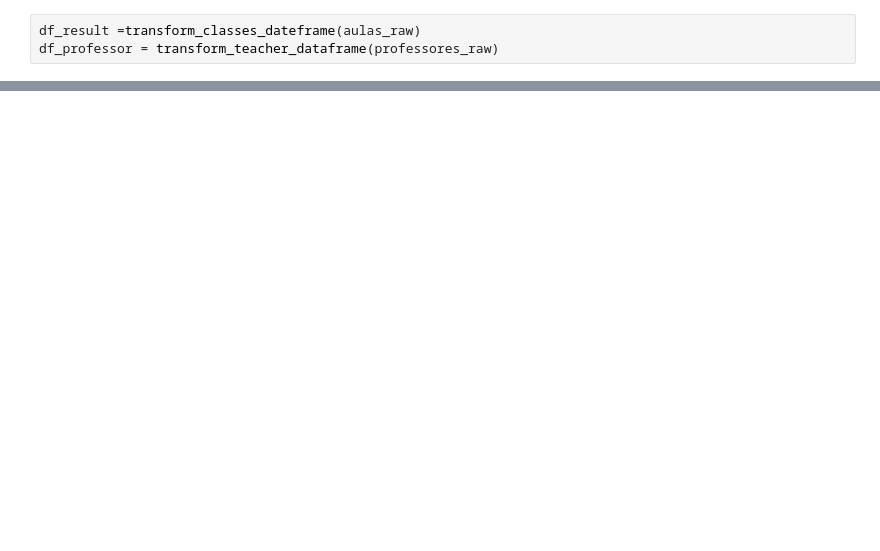
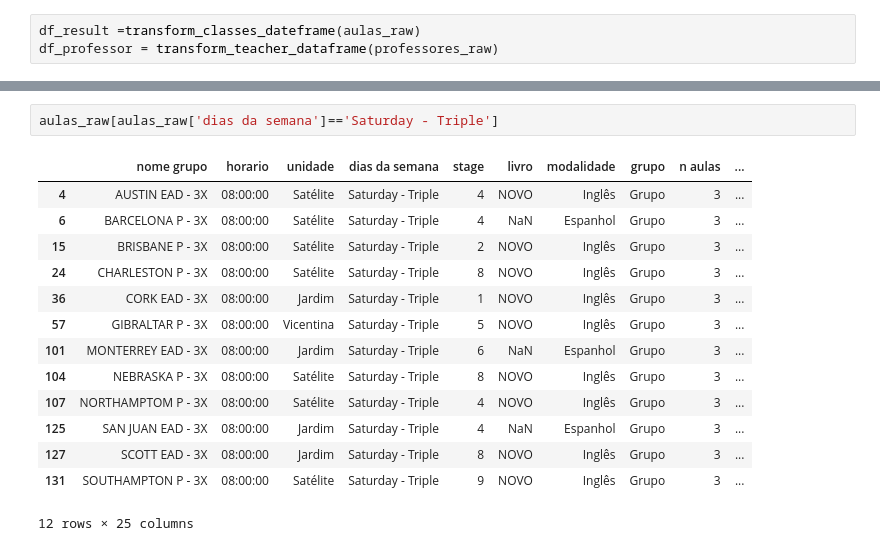
Before and after one commit to AllanTailon/TeacherScheduler, a Jupyter notebook: alocacao/notebook_test.ipynb, the cells around one changed output, grey strips where cells are left out. Cells and saved outputs as stored; diff of their text form; blank space fills up the shorter version.

```diff
--- a/alocacao/notebook_test.ipynb
+++ b/alocacao/notebook_test.ipynb
@@ -58,0 +73,17 @@ aulas_nao_alocadas
+# %%
+aulas_raw[aulas_raw['dias da semana']=='Saturday - Triple']
+# %% [output]
+|  | nome grupo | horario | unidade | dias da semana | stage | livro | modalidade | grupo | n aulas | ... |
+| 4 | AUSTIN EAD - 3X | 08:00:00 | Satélite | Saturday - Triple | 4 | NOVO | Inglês | Grupo | 3 | ... |
+| 6 | BARCELONA P - 3X | 08:00:00 | Satélite | Saturday - Triple | 4 | NaN | Espanhol | Grupo | 3 | ... |
+| 15 | BRISBANE P - 3X | 08:00:00 | Satélite | Saturday - Triple | 2 | NOVO | Inglês | Grupo | 3 | ... |
+| 24 | CHARLESTON P - 3X | 08:00:00 | Satélite | Saturday - Triple | 8 | NOVO | Inglês | Grupo | 3 | ... |
+| 36 | CORK EAD - 3X | 08:00:00 | Jardim | Saturday - Triple | 1 | NOVO | Inglês | Grupo | 3 | ... |
+| 57 | GIBRALTAR P - 3X | 08:00:00 | Vicentina | Saturday - Triple | 5 | NOVO | Inglês | Grupo | 3 | ... |
+| 101 | MONTERREY EAD - 3X | 08:00:00 | Jardim | Saturday - Triple | 6 | NaN | Espanhol | Grupo | 3 | ... |
+| 104 | NEBRASKA P - 3X | 08:00:00 | Satélite | Saturday - Triple | 8 | NOVO | Inglês | Grupo | 3 | ... |
+| 107 | NORTHAMPTOM P - 3X | 08:00:00 | Satélite | Saturday - Triple | 4 | NOVO | Inglês | Grupo | 3 | ... |
+| 125 | SAN JUAN EAD - 3X | 08:00:00 | Jardim | Saturday - Triple | 4 | NaN | Espanhol | Grupo | 3 | ... |
+| 127 | SCOTT EAD - 3X | 08:00:00 | Jardim | Saturday - Triple | 8 | NOVO | Inglês | Grupo | 3 | ... |
+| 131 | SOUTHAMPTON P - 3X | 08:00:00 | Satélite | Saturday - Triple | 9 | NOVO | Inglês | Grupo | 3 | ... |
+12 rows × 25 columns
```
Also changed, not shown: parts of 11 cells of this notebook, 2 other files.
